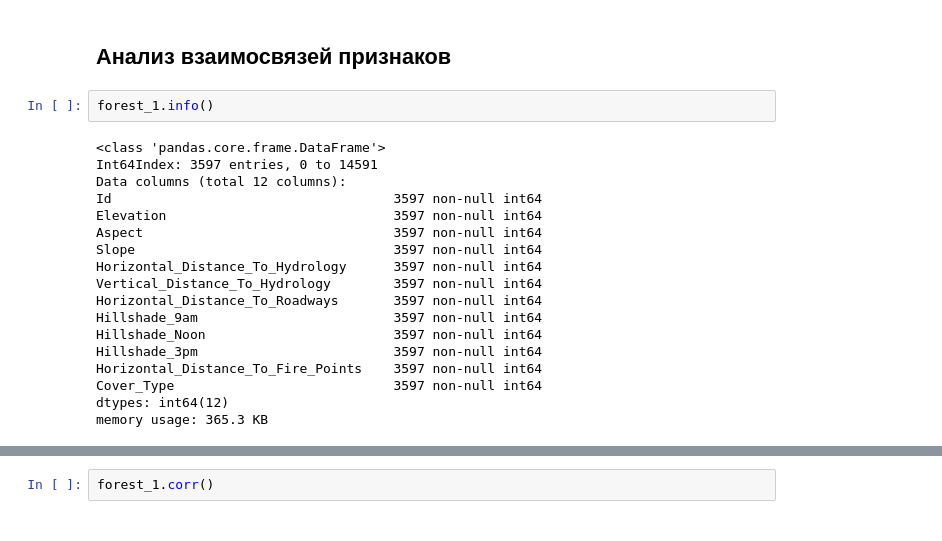
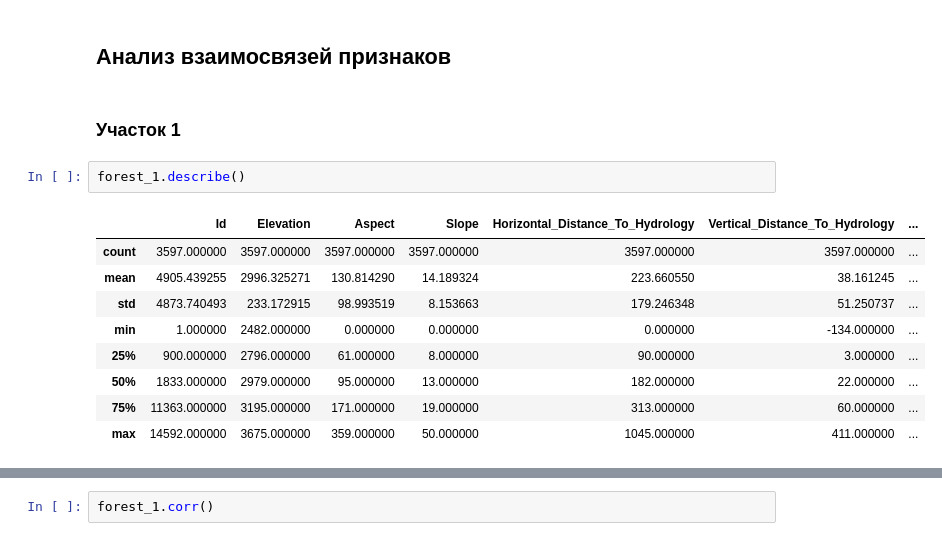
Before and after one commit to VitalyGladyshev/Math_Ess, a Jupyter notebook: Гладышев Forests проект.ipynb, the cells around one changed output, grey strips where cells are left out. Saved outputs shown, nothing was run; the diff lists cells and outputs as text.

```diff
--- a/Гладышев Forests проект.ipynb
+++ b/Гладышев Forests проект.ipynb
@@ -224,22 +170,16 @@ dtype: int64
 # %% [markdown]
 ## Анализ взаимосвязей признаков
+# %% [markdown]
+### Участок 1
 # %%
-forest_1.info()
+forest_1.describe()
 # %% [output]
-<class 'pandas.core.frame.DataFrame'>
-Int64Index: 3597 entries, 0 to 14591
-Data columns (total 12 columns):
-Id                                    3597 non-null int64
-Elevation                             3597 non-null int64
-Aspect                                3597 non-null int64
-Slope                                 3597 non-null int64
-Horizontal_Distance_To_Hydrology      3597 non-null int64
-Vertical_Distance_To_Hydrology        3597 non-null int64
-Horizontal_Distance_To_Roadways       3597 non-null int64
-Hillshade_9am                         3597 non-null int64
-Hillshade_Noon                        3597 non-null int64
-Hillshade_3pm                         3597 non-null int64
-Horizontal_Distance_To_Fire_Points    3597 non-null int64
-Cover_Type                            3597 non-null int64
-dtypes: int64(12)
-memory usage: 365.3 KB
+|  | Id | Elevation | Aspect | Slope | Horizontal_Distance_To_Hydrology | Vertical_Distance_To_Hydrology | ... |
+| count | 3597.000000 | 3597.000000 | 3597.000000 | 3597.000000 | 3597.000000 | 3597.000000 | ... |
+| mean | 4905.439255 | 2996.325271 | 130.814290 | 14.189324 | 223.660550 | 38.161245 | ... |
+| std | 4873.740493 | 233.172915 | 98.993519 | 8.153663 | 179.246348 | 51.250737 | ... |
+| min | 1.000000 | 2482.000000 | 0.000000 | 0.000000 | 0.000000 | -134.000000 | ... |
+| 25% | 900.000000 | 2796.000000 | 61.000000 | 8.000000 | 90.000000 | 3.000000 | ... |
+| 50% | 1833.000000 | 2979.000000 | 95.000000 | 13.000000 | 182.000000 | 22.000000 | ... |
+| 75% | 11363.000000 | 3195.000000 | 171.000000 | 19.000000 | 313.000000 | 60.000000 | ... |
+| max | 14592.000000 | 3675.000000 | 359.000000 | 50.000000 | 1045.000000 | 411.000000 | ... |
```
Also changed, not shown: parts of 50 cells of this notebook.
